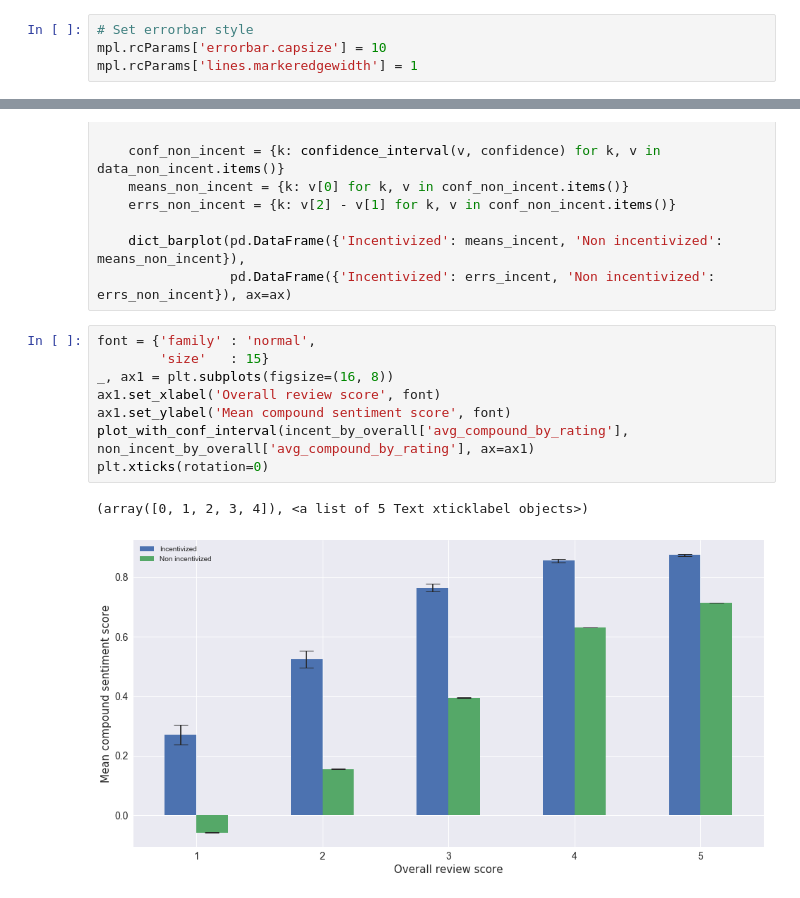
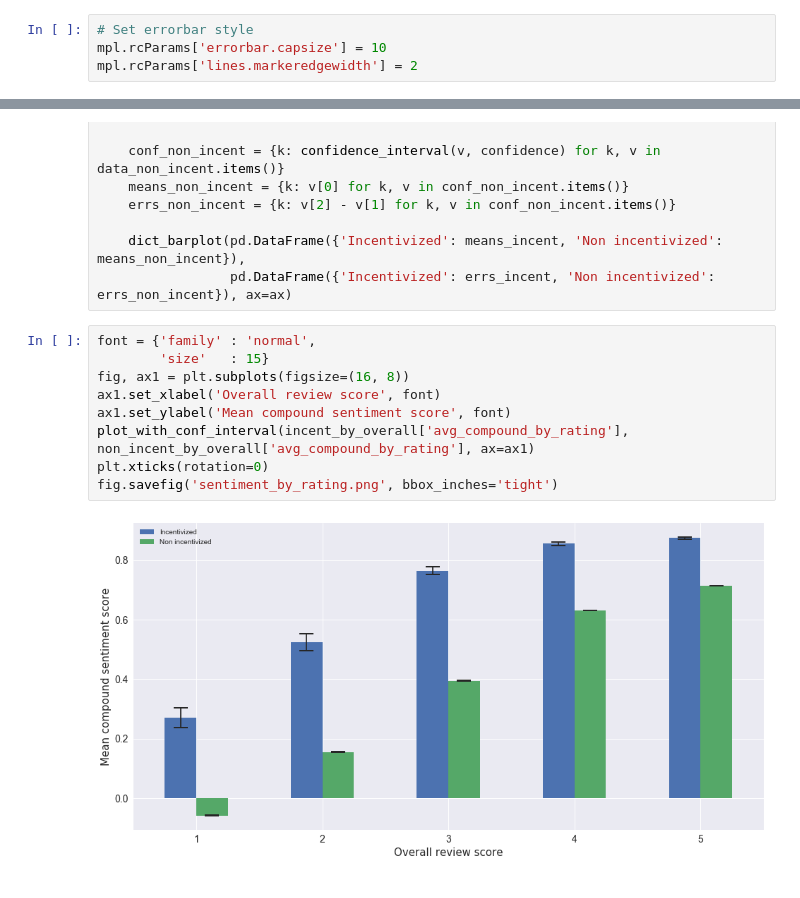
Before and after one commit to justcho5/ADA, a Jupyter notebook: project/plots/plot_data.ipynb, the cells around one changed output, grey strips where cells are left out. Cells and saved outputs as stored; diff of their text form.

Commit message:
upload plots

```diff
--- a/project/plots/plot_data.ipynb
+++ b/project/plots/plot_data.ipynb
@@ -12,7 +12,7 @@ import seaborn as sns
 # %%
 # Set errorbar style
 mpl.rcParams['errorbar.capsize'] = 10
-mpl.rcParams['lines.markeredgewidth'] = 1
+mpl.rcParams['lines.markeredgewidth'] = 2
 # %%
 with open('incent_results.json') as f:
     incent = json.load(f)
@@ -80,12 +80,12 @@ def plot_with_conf_interval(data_incent, data_non_incent, confidence=0.95, ax=No
 # %%
 font = {'family' : 'normal',
         'size'   : 15}
-_, ax1 = plt.subplots(figsize=(16, 8))
+fig, ax1 = plt.subplots(figsize=(16, 8))
 ax1.set_xlabel('Overall review score', font)
 ax1.set_ylabel('Mean compound sentiment score', font)
 plot_with_conf_interval(incent_by_overall['avg_compound_by_rating'], non_incent_by_overall['avg_compound_by_rating'], ax=ax1)
 plt.xticks(rotation=0)
+fig.savefig('sentiment_by_rating.png', bbox_inches='tight')
 # %% [output]
-(array([0, 1, 2, 3, 4]), <a list of 5 Text xticklabel objects>)
-[figure, old version]
+[figure, new version]
 # %%
```
Also changed, not shown: parts of 1 cell of this notebook, 2 other files.
